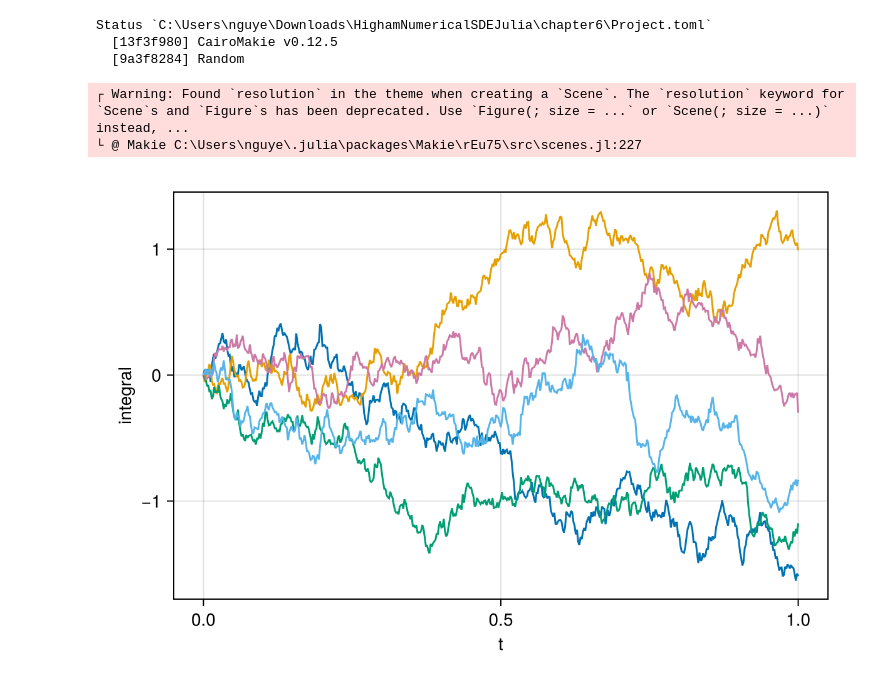
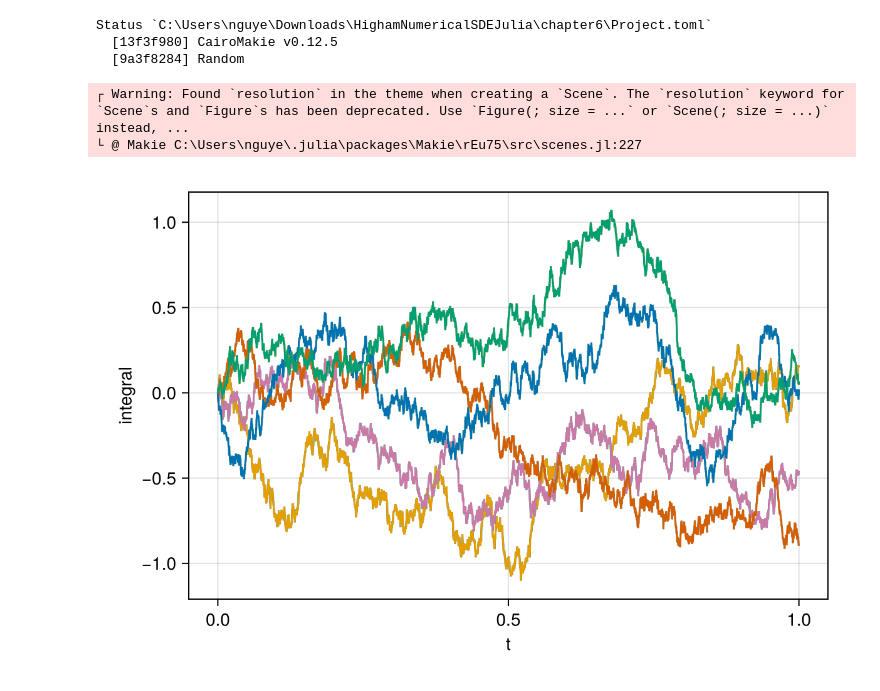
Before and after one commit to nhattan417/HighamNumericalSDEJulia, a Jupyter notebook: chapter6/p6-1.ipynb, the cells around one changed output. Drawn from its saved outputs; the diff is of its cells as text; code cells hidden in the pictures.

```diff
--- a/chapter6/p6-1.ipynb
+++ b/chapter6/p6-1.ipynb
@@ -51,37 +51,37 @@ using Random, CairoMakie
 
 Random.seed!(1234)
 
 noPaths = 5
 
 sigma = 1
 lambda = 1
 
 T = 1
 
-N = 500
+N = 5000
 dt = T/N
 
 dW = sqrt(dt) * randn(N, noPaths)
 
 integral = exp.(lambda * (0:dt:T-dt)) .* dW
 OUProcess = cumsum(integral, dims = 1) .* sigma .* exp.(-lambda * (dt:dt:T))
 
-# OUProcess0 = zeros(N+1, noPaths)
-# for i in 1:N
-#     OUProcess0[i+1, :] = OUProcess0[i, :] * exp(-lambda * dt) + sigma * sqrt((1 - exp(-2*lambda*dt))/(2*lambda)) * dW[i, :] / sqrt(dt)
-# end
+OUProcess0 = zeros(N+1, noPaths)
+for i in 1:N
+    OUProcess0[i+1, :] = OUProcess0[i, :] * exp(-lambda * dt) + sigma * sqrt((1 - exp(-2*lambda*dt))/(2*lambda)) * dW[i, :] / sqrt(dt)
+end
 
 fig = Figure(resolution = (600, 400))
 
 ax = Axis(fig[1, 1], xlabel = "t", ylabel = "integral")
 
 for i in 1:noPaths
     lines!(ax, 0:dt:T, [0; OUProcess[:, i]])
-    # lines!(ax, 0:dt:T, OUProcess0[:, i])
+    lines!(ax, 0:dt:T, OUProcess0[:, i])
 end
 
 fig
 # %% [output]
 ┌ Warning: Found `resolution` in the theme when creating a `Scene`. The `resolution` keyword for `Scene`s and `Figure`s has been deprecated. Use `Figure(; size = ...` or `Scene(; size = ...)` instead, ...
 └ @ Makie C:\Users\nguye\.julia\packages\Makie\rEu75\src\scenes.jl:227
-[figure, old version]
+[figure, new version]
```
Also changed, not shown: 8 other files.
